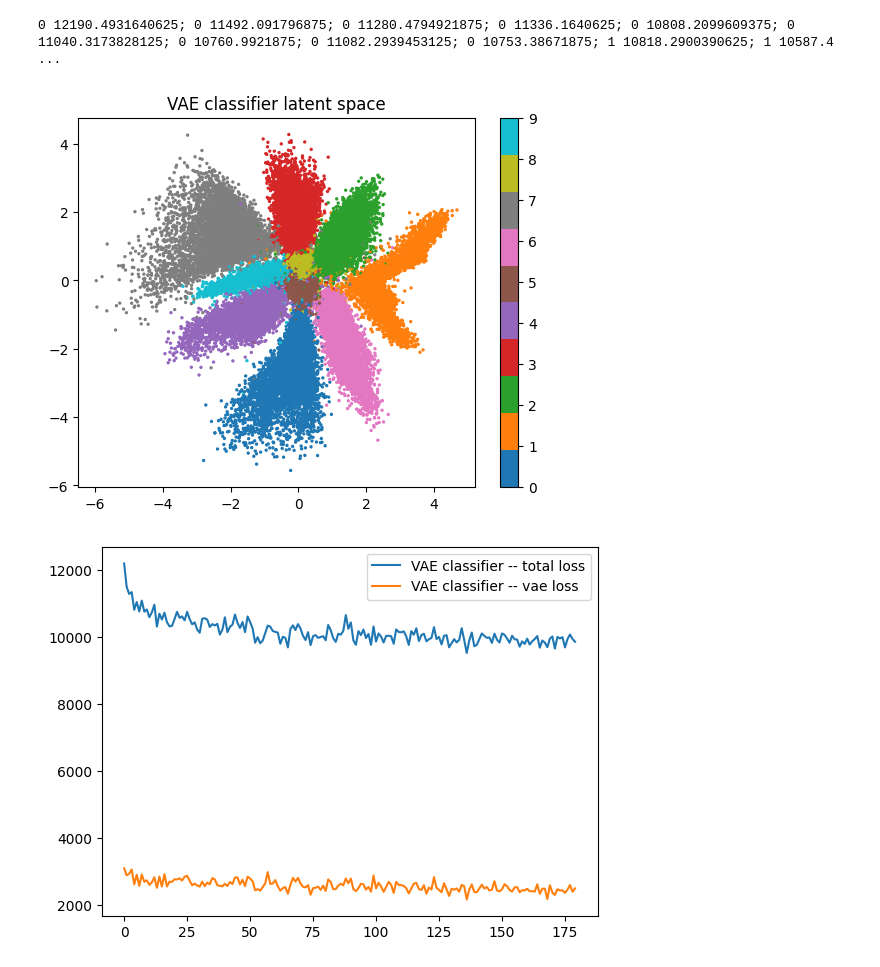
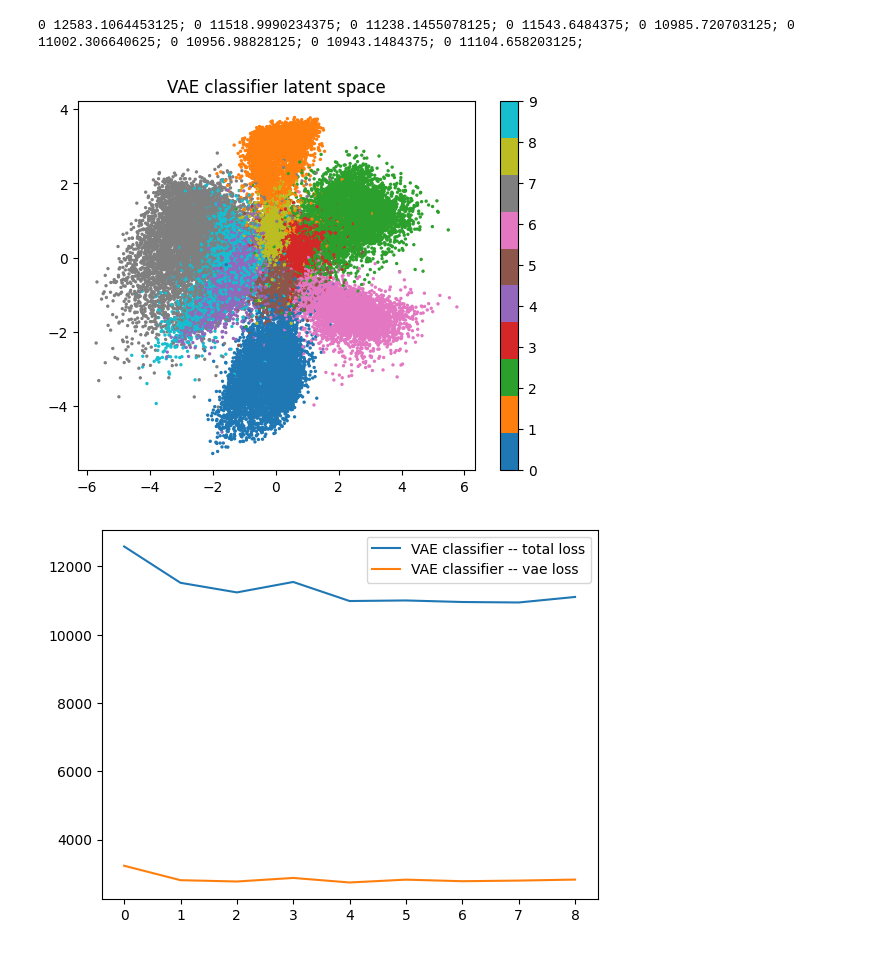
Before and after one commit to alexojica/research-project-experiments, a Jupyter notebook: src/main.ipynb, the cells around one changed output. Drawn from its saved outputs; the diff is of its cells as text; code cells hidden in the pictures.

```diff
--- a/src/main.ipynb
+++ b/src/main.ipynb
@@ -16,19 +19,20 @@ labels = training_data.targets[:60000]
 # %%
 vae = VaeAutoencoderClassifier(dim_encoding=2)
 
-vae_classifier_model, total_losses, classifier_accuracy_li, classifier_loss_li, vae_loss_li = train_vae_classifier(
+vae_classifier_model, total_losses, classifier_accuracy_li, classifier_loss_li, vae_loss_li, kl_loss_li = train_vae_classifier(
     vae,
     training_data,
     alpha=5000.0,
-    epochs=20
+    epochs=1
 )
 # %% [output]
-0 12190.4931640625; 0 11492.091796875; 0 11280.4794921875; 0 11336.1640625; 0 10808.2099609375; 0 11040.3173828125; 0 10760.9921875; 0 11082.2939453125; 0 10753.38671875; 1 10818.2900390625; 1 10587.4 ...
+0 12583.1064453125; 0 11518.9990234375; 0 11238.1455078125; 0 11543.6484375; 0 10985.720703125; 0 11002.306640625; 0 10956.98828125; 0 10943.1484375; 0 11104.658203125;
 # %%
 # move tensors to cpu before converting to np array
 np_classifier_accuracy_li = []
 np_classifier_loss_li = []
 np_vae_loss_li = []
+np_kl_loss_li = []
 
 for output in classifier_accuracy_li:
     if isinstance(output, Tensor):
@@ -41,17 +45,22 @@ for output in classifier_loss_li:
 for output in vae_loss_li:
     if isinstance(output, Tensor):
         np_vae_loss_li.append(output.cpu().detach().numpy())
+
+for output in kl_loss_li:
+    if isinstance(output, Tensor):
+        np_kl_loss_li.append(output.cpu().detach().numpy())
 # %%
 # plot results
 plot_all(
     input=input,
     labels=labels,
     vae_model_classifier=vae_classifier_model,
     vae_loss_li=np_vae_loss_li,
     total_losses=total_losses,
     classifier_accuracy_li=np_classifier_accuracy_li,
     classifier_loss_li=np_classifier_loss_li,
+    kl_loss_li=np_kl_loss_li
 )
 # %% [output]
-[figure, old version]
+[figure, new version]
-[figure, old version]
+[figure, new version]
```
Also changed, not shown: parts of 4 cells of this notebook, 3 other files.
